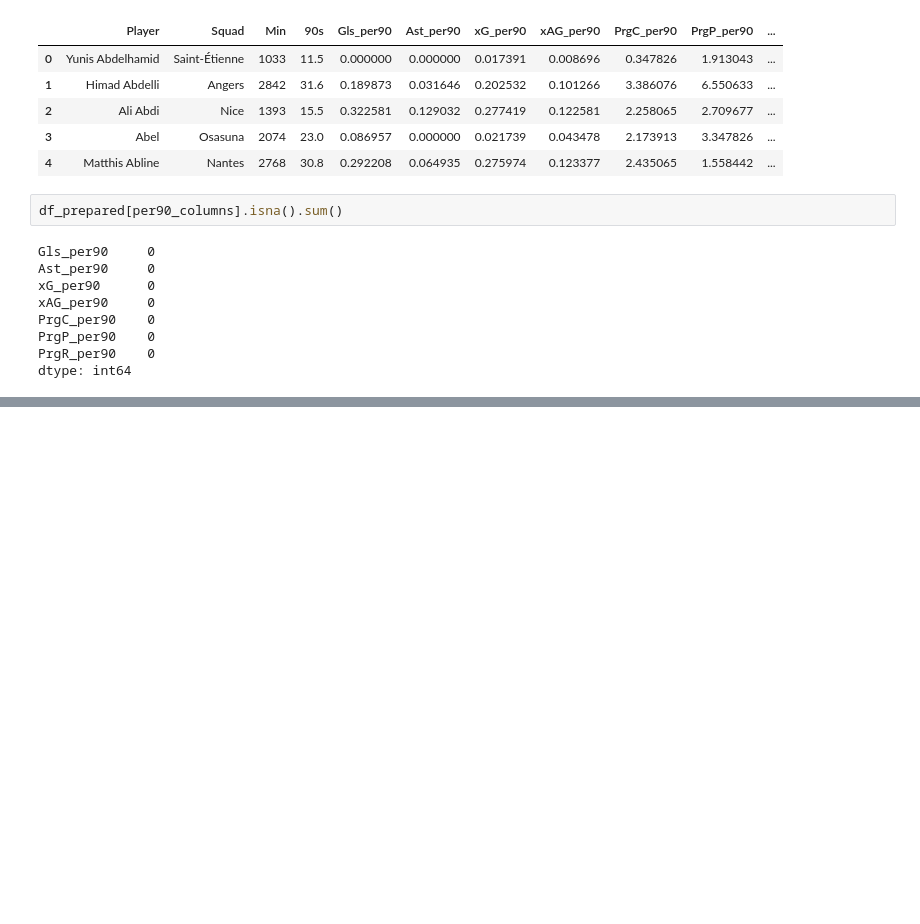
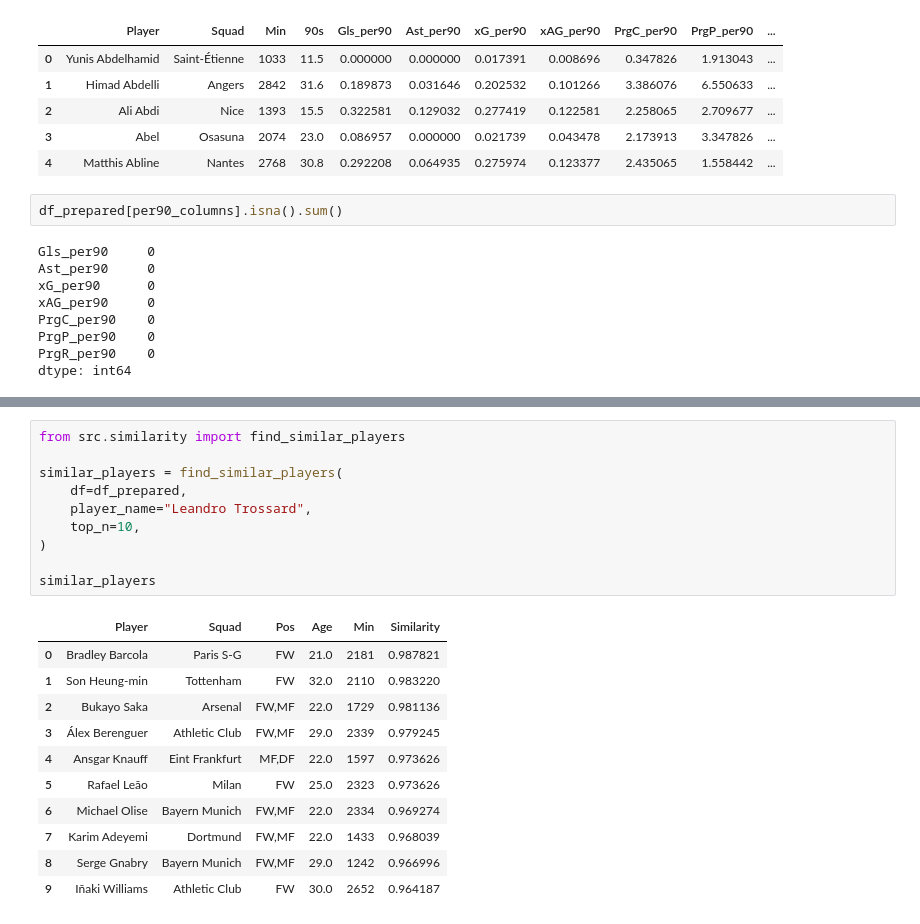
Before and after one commit to kevinerv/player-similarity-notebook, a Jupyter notebook: notebooks/01_Player_Similarity.ipynb, the cells around one changed output, grey strips where cells are left out. Drawn from its saved outputs; the diff is of its cells as text; blank space fills up the shorter version.

```diff
--- a/notebooks/01_Player_Similarity.ipynb
+++ b/notebooks/01_Player_Similarity.ipynb
@@ -135,0 +152,22 @@ dtype: int64
+# %%
+from src.similarity import find_similar_players
+
+similar_players = find_similar_players(
+    df=df_prepared,
+    player_name="Leandro Trossard",
+    top_n=10,
+)
+
+similar_players
+# %% [output]
+|  | Player | Squad | Pos | Age | Min | Similarity |
+| 0 | Bradley Barcola | Paris S-G | FW | 21.0 | 2181 | 0.987821 |
+| 1 | Son Heung-min | Tottenham | FW | 32.0 | 2110 | 0.983220 |
+| 2 | Bukayo Saka | Arsenal | FW,MF | 22.0 | 1729 | 0.981136 |
+| 3 | Álex Berenguer | Athletic Club | FW,MF | 29.0 | 2339 | 0.979245 |
+| 4 | Ansgar Knauff | Eint Frankfurt | MF,DF | 22.0 | 1597 | 0.973626 |
+| 5 | Rafael Leão | Milan | FW | 25.0 | 2323 | 0.973626 |
+| 6 | Michael Olise | Bayern Munich | FW,MF | 22.0 | 2334 | 0.969274 |
+| 7 | Karim Adeyemi | Dortmund | FW,MF | 22.0 | 1433 | 0.968039 |
+| 8 | Serge Gnabry | Bayern Munich | FW,MF | 29.0 | 1242 | 0.966996 |
+| 9 | Iñaki Williams | Athletic Club | FW | 30.0 | 2652 | 0.964187 |
```
Also changed, not shown: parts of 2 cells of this notebook, 1 other file.
